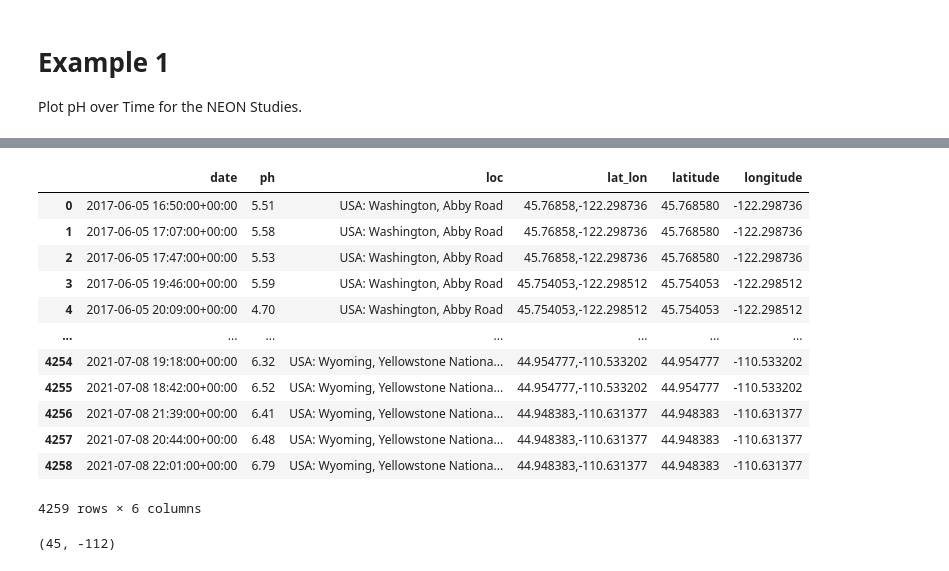
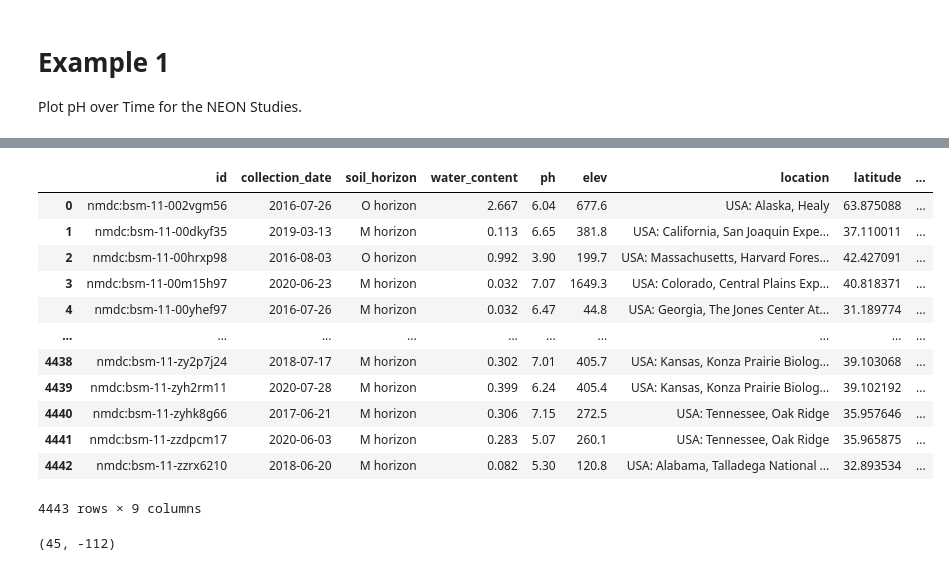
Before and after one commit to microbiomedata/nmdc_notebooks, a Jupyter notebook: NEON_ph_by_time/python/neon_time_series_data_with_map.ipynb, the cells around one changed output, grey strips where cells are left out. Cells and saved outputs as stored; diff of their text form; code cells hidden in the pictures.

```diff
--- a/NEON_ph_by_time/python/neon_time_series_data_with_map.ipynb
+++ b/NEON_ph_by_time/python/neon_time_series_data_with_map.ipynb
@@ -82,36 +77,51 @@ print(all_results[0])
 # %%
-# Convert results to a dataframe
+# Convert results to dataframes
+# Transform results to desired format and convert to a data frame
 df_inp = []
-for samp in all_results:
-    year, month, day = samp["collection_date"]["has_raw_value"][0:10].split("-")
-    lat_lon = f"{samp['lat_lon']['latitude']},{samp['lat_lon']['longitude']}"
-    latitude = samp['lat_lon']['latitude']
-    longitude = samp['lat_lon']['longitude']
-    rec = {"date": samp["collection_date"]["has_raw_value"],
-           "ph": samp["ph"],
-           "loc": samp["geo_loc_name"]["has_raw_value"],
-           "lat_lon": lat_lon,
-            "latitude" : latitude,
-            "longitude" : longitude}
+water_content_units = "g of water/g of dry soil"
+for biosamp in all_results:
+
+    # Get only month, day, and year from collection_date (remove times)
+    date = datetime.strptime(biosamp["collection_date"]["has_raw_value"],'%Y-%m-%dT%H:%MZ')
+    date = date.strftime('%Y-%m-%d')
+
+    # Remove sample where water_content is not given. Extract out units and convert to float
+    if 'water_content' in biosamp:
+        water_content = float("".join(biosamp["water_content"]).replace(water_content_units,""))
+
+    if 'ph' in biosamp:
+        ph = float(biosamp['ph'])
+    else:
+        ph = None
+
+    rec = {"id": biosamp["id"],
+           "collection_date": date,
+           "soil_horizon": biosamp["soil_horizon"],
+           "water_content": water_content,
+           "ph": ph,
+          "elev": float(biosamp["elev"]),
+          "location": biosamp["geo_loc_name"]["has_raw_value"],
+          "latitude": biosamp["lat_lon"]["latitude"],
+          "longitude": biosamp["lat_lon"]["longitude"]}
+
     df_inp.append(rec)
 
 df = pd.DataFrame(df_inp)
-df['date'] = pd.to_datetime(df['date'])
 
 df
 # %% [output]
-|  | date | ph | loc | lat_lon | latitude | longitude |
-| 0 | 2017-06-05 16:50:00+00:00 | 5.51 | USA: Washington, Abby Road | 45.76858,-122.298736 | 45.768580 | -122.298736 |
-| 1 | 2017-06-05 17:07:00+00:00 | 5.58 | USA: Washington, Abby Road | 45.76858,-122.298736 | 45.768580 | -122.298736 |
-| 2 | 2017-06-05 17:47:00+00:00 | 5.53 | USA: Washington, Abby Road | 45.76858,-122.298736 | 45.768580 | -122.298736 |
-| 3 | 2017-06-05 19:46:00+00:00 | 5.59 | USA: Washington, Abby Road | 45.754053,-122.298512 | 45.754053 | -122.298512 |
-| 4 | 2017-06-05 20:09:00+00:00 | 4.70 | USA: Washington, Abby Road | 45.754053,-122.298512 | 45.754053 | -122.298512 |
-| ... | ... | ... | ... | ... | ... | ... |
-| 4254 | 2021-07-08 19:18:00+00:00 | 6.32 | USA: Wyoming, Yellowstone Nationa... | 44.954777,-110.533202 | 44.954777 | -110.533202 |
-| 4255 | 2021-07-08 18:42:00+00:00 | 6.52 | USA: Wyoming, Yellowstone Nationa... | 44.954777,-110.533202 | 44.954777 | -110.533202 |
-| 4256 | 2021-07-08 21:39:00+00:00 | 6.41 | USA: Wyoming, Yellowstone Nationa... | 44.948383,-110.631377 | 44.948383 | -110.631377 |
-| 4257 | 2021-07-08 20:44:00+00:00 | 6.48 | USA: Wyoming, Yellowstone Nationa... | 44.948383,-110.631377 | 44.948383 | -110.631377 |
-| 4258 | 2021-07-08 22:01:00+00:00 | 6.79 | USA: Wyoming, Yellowstone Nationa... | 44.948383,-110.631377 | 44.948383 | -110.631377 |
+|  | id | collection_date | soil_horizon | water_content | ph | elev | location | latitude | ... |
+| 0 | nmdc:bsm-11-002vgm56 | 2016-07-26 | O horizon | 2.667 | 6.04 | 677.6 | USA: Alaska, Healy | 63.875088 | ... |
+| 1 | nmdc:bsm-11-00dkyf35 | 2019-03-13 | M horizon | 0.113 | 6.65 | 381.8 | USA: California, San Joaquin Expe... | 37.110011 | ... |
+| 2 | nmdc:bsm-11-00hrxp98 | 2016-08-03 | O horizon | 0.992 | 3.90 | 199.7 | USA: Massachusetts, Harvard Fores... | 42.427091 | ... |
+| 3 | nmdc:bsm-11-00m15h97 | 2020-06-23 | M horizon | 0.032 | 7.07 | 1649.3 | USA: Colorado, Central Plains Exp... | 40.818371 | ... |
+| 4 | nmdc:bsm-11-00yhef97 | 2016-07-26 | M horizon | 0.032 | 6.47 | 44.8 | USA: Georgia, The Jones Center At... | 31.189774 | ... |
+| ... | ... | ... | ... | ... | ... | ... | ... | ... | ... |
+| 4438 | nmdc:bsm-11-zy2p7j24 | 2018-07-17 | M horizon | 0.302 | 7.01 | 405.7 | USA: Kansas, Konza Prairie Biolog... | 39.103068 | ... |
+| 4439 | nmdc:bsm-11-zyh2rm11 | 2020-07-28 | M horizon | 0.399 | 6.24 | 405.4 | USA: Kansas, Konza Prairie Biolog... | 39.102192 | ... |
+| 4440 | nmdc:bsm-11-zyhk8g66 | 2017-06-21 | M horizon | 0.306 | 7.15 | 272.5 | USA: Tennessee, Oak Ridge | 35.957646 | ... |
+| 4441 | nmdc:bsm-11-zzdpcm17 | 2020-06-03 | M horizon | 0.283 | 5.07 | 260.1 | USA: Tennessee, Oak Ridge | 35.965875 | ... |
+| 4442 | nmdc:bsm-11-zzrx6210 | 2018-06-20 | M horizon | 0.082 | 5.30 | 120.8 | USA: Alabama, Talladega National ... | 32.893534 | ... |
-4259 rows × 6 columns
+4443 rows × 9 columns
 # %%
 # Find middle coordinates to inform map center
```
Also changed, not shown: parts of 7 cells of this notebook.
